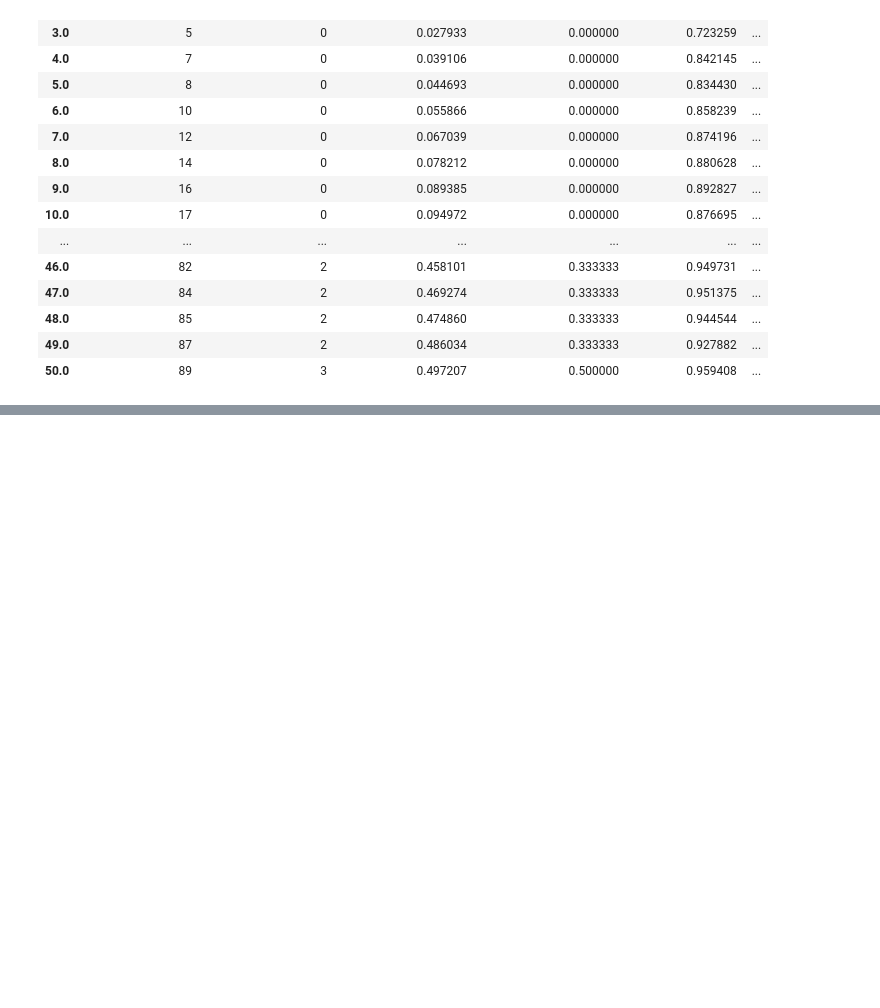
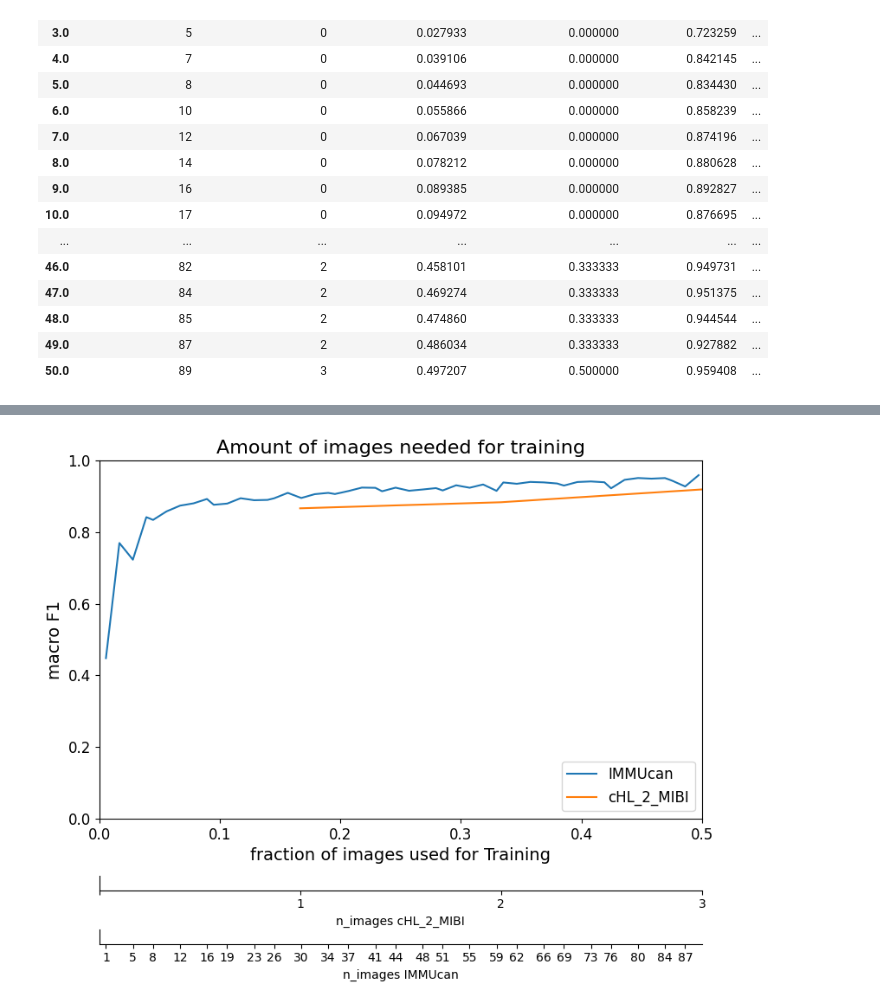
Before and after one commit to SchapiroLabor/spCellEval, a Jupyter notebook: src/training_amount/xgb_amount.ipynb, the cells around one changed output, grey strips where cells are left out. Saved outputs shown, nothing was run; the diff lists cells and outputs as text; code cells hidden in the pictures; blank space fills up the shorter version.

```diff
--- a/src/training_amount/xgb_amount.ipynb
+++ b/src/training_amount/xgb_amount.ipynb
@@ -159,0 +127,54 @@ plt.savefig('/Users/lukashat/Documents/PhD_Schapiro/Projects/phenotype_benchmark
+# %%
+fig, ax1 = plt.subplots(figsize=(8, 7))
+sns.lineplot(data=df_score, x='perc_images_IMMUcan', y='f1_score_IMMUcan', ax=ax1, label='IMMUcan')
+sns.lineplot(data=df_score, x='perc_images_cHL_2_MIBI', y='f1_score_cHL_2_MIBI', ax=ax1, label='cHL_2_MIBI')
+ax1.set_xlabel('fraction of images used for Training', fontsize=14)
+ax1.set_ylabel('macro F1', fontsize=14)
+ax1.set_xlim(0, 0.5)
+plt.ylim(0, 1)
+plt.yticks(fontsize=12)
+plt.xticks(fontsize=12)
+ax1.set_title('Amount of images needed for training', fontsize=16)
+
+
+ax2 = ax1.inset_axes([0, -0.35, 1, 0.04], transform=ax1.transAxes)
+positions_immu = sorted(df_score['perc_images_IMMUcan'].unique())
+labels_immu = []
+for pos in positions_immu:
+
+    subset = df_score[df_score['perc_images_IMMUcan'] == pos]
+    val = subset['n_images_IMMUcan'].iloc[-1] if not subset.empty else ''
+    labels_immu.append(str(int(val)) if val != 0 else '')
+positions_immu = positions_immu[::2]
+labels_immu = labels_immu[::2]
+ax2.set_xticks(positions_immu)
+ax2.set_xticklabels(labels_immu)
+ax2.set_xlim(ax1.get_xlim())
+ax2.set_yticks([])
+ax2.spines['top'].set_visible(False)
+ax2.spines['right'].set_visible(False)
+ax2.set_xlabel('n_images IMMUcan')
+
+ax3 = ax1.inset_axes([0, -0.20, 1, 0.04], transform=ax1.transAxes)
+positions_cHL = sorted(df_score['perc_images_cHL_2_MIBI'].unique())
+labels_cHL = []
+for pos in positions_cHL:
+
+    subset = df_score[df_score['perc_images_cHL_2_MIBI'] == pos]
+    val = subset['n_images_cHL_2_MIBI'].iloc[-1] if not subset.empty else ''
+    labels_cHL.append(str(int(val)) if val != 0 else '')
+
+
+ax3.set_xticks(positions_cHL)
+ax3.set_xticklabels(labels_cHL)
+ax3.set_xlim(ax1.get_xlim())
+ax3.set_yticks([])
+ax3.spines['top'].set_visible(False)
+ax3.spines['right'].set_visible(False)
+ax3.set_xlabel('n_images cHL_2_MIBI')
+
+ax1.legend(fontsize=12, loc='lower right')
+plt.tight_layout()
+plt.savefig('/Users/lukashat/Documents/PhD_Schapiro/Projects/phenotype_benchmark/plots/amount_of_images_needed_for_training.png', dpi=300)
+# %% [output]
+[figure, added]
```
Also changed, not shown: parts of 11 cells of this notebook, 1 other file.
